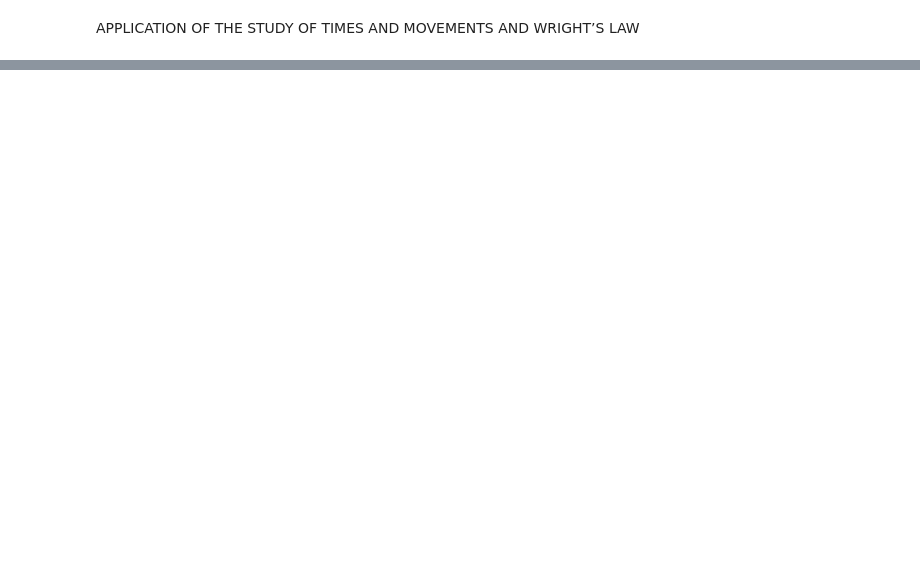
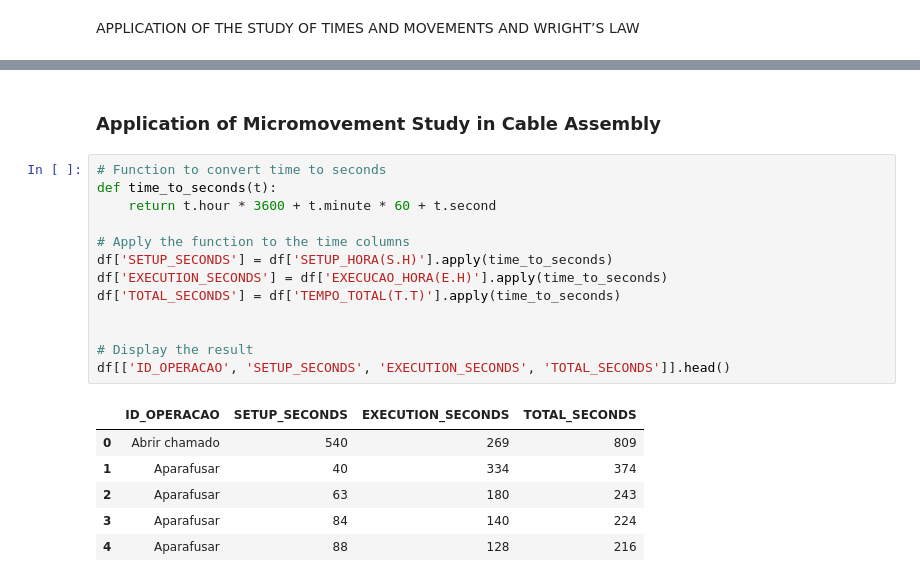
Before and after one commit to sarahbraia/dissertation_methodology_analysis_ITA, a Jupyter notebook: dissertation_methodology_analysis.ipynb, the cells around one changed output, grey strips where cells are left out. Saved outputs shown, nothing was run; the diff lists cells and outputs as text; blank space fills up the shorter version.

```diff
--- a/dissertation_methodology_analysis.ipynb
+++ b/dissertation_methodology_analysis.ipynb
@@ -12,0 +27,22 @@ fatal: could not read Username for 'https://github.com': No such device or addre
+# %% [markdown]
+### Application of Micromovement Study in Cable Assembly
+# %%
+# Function to convert time to seconds
+def time_to_seconds(t):
+    return t.hour * 3600 + t.minute * 60 + t.second
+
+# Apply the function to the time columns
+df['SETUP_SECONDS'] = df['SETUP_HORA(S.H)'].apply(time_to_seconds)
+df['EXECUTION_SECONDS'] = df['EXECUCAO_HORA(E.H)'].apply(time_to_seconds)
+df['TOTAL_SECONDS'] = df['TEMPO_TOTAL(T.T)'].apply(time_to_seconds)
+
+
+# Display the result
+df[['ID_OPERACAO', 'SETUP_SECONDS', 'EXECUTION_SECONDS', 'TOTAL_SECONDS']].head()
+# %% [output]
+|  | ID_OPERACAO | SETUP_SECONDS | EXECUTION_SECONDS | TOTAL_SECONDS |
+| 0 | Abrir chamado | 540 | 269 | 809 |
+| 1 | Aparafusar | 40 | 334 | 374 |
+| 2 | Aparafusar | 63 | 180 | 243 |
+| 3 | Aparafusar | 84 | 140 | 224 |
+| 4 | Aparafusar | 88 | 128 | 216 |
```
Also changed, not shown: parts of 12 cells of this notebook.
